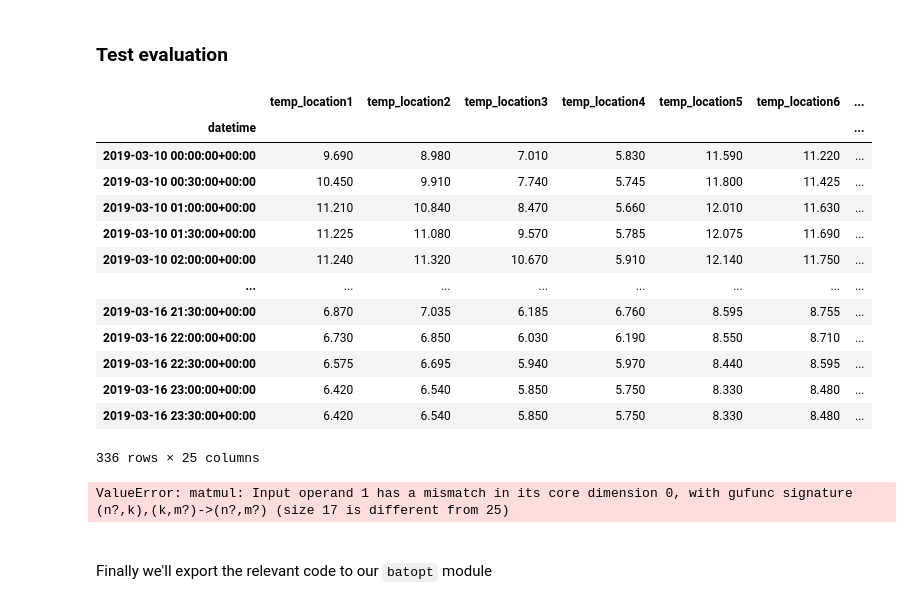
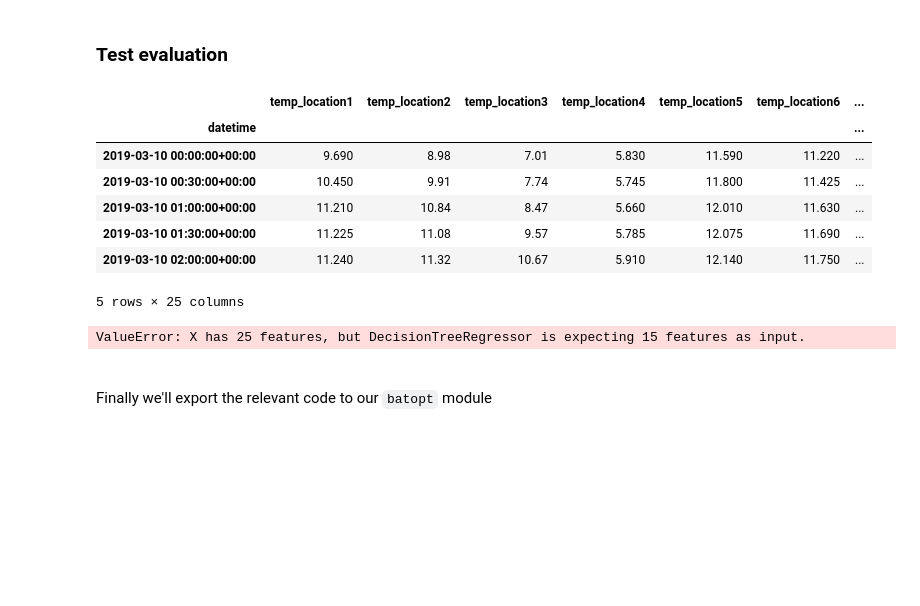
Before and after one commit to AyrtonB/WPD-DS-Challenge, a Jupyter notebook: nbs/03-charging.ipynb, the cells around one changed output. Saved outputs shown, nothing was run; the diff lists cells and outputs as text; code cells hidden in the pictures; blank space fills up the shorter version.

```diff
--- a/nbs/03-charging.ipynb
+++ b/nbs/03-charging.ipynb
@@ -793,7 +795,7 @@ plt.show()
 ### Test evaluation
 # %%
 #exports
-def prepare_latest_test_feature_data(raw_data_dir, intermediate_data_dir, latest_submission_template_name=None):
+def prepare_test_feature_data(raw_data_dir, intermediate_data_dir, index=None):
     # Loading input data
     df_features = (clean
                    .combine_training_datasets(intermediate_data_dir)
@@ -801,28 +803,27 @@ def prepare_latest_test_feature_data(raw_data_dir, intermediate_data_dir, latest
                    .pipe(construct_df_charge_features)
                   )
 
-    df_submission_template = discharge.load_latest_submission_template(raw_data_dir, latest_submission_template_name=latest_submission_template_name)
+    # Loading default index (latest submission)
+    if index is None:
+        index = discharge.load_latest_submission_template(raw_data_dir).index
 
     # Filtering feature data on submission datetimes
-    df_features = df_features.loc[df_submission_template.index]
+    df_features = df_features.loc[index]
 
     return df_features
-# %%
-prepare_latest_test_feature_data(raw_data_dir, intermediate_data_dir)
-# %% [output]
-|  | temp_location1 | temp_location2 | temp_location3 | temp_location4 | temp_location5 | temp_location6 | ... |
-| datetime |  |  |  |  |  |  | ... |
-| 2019-03-10 00:00:00+00:00 | 9.690 | 8.980 | 7.010 | 5.830 | 11.590 | 11.220 | ... |
-| 2019-03-10 00:30:00+00:00 | 10.450 | 9.910 | 7.740 | 5.745 | 11.800 | 11.425 | ... |
-| 2019-03-10 01:00:00+00:00 | 11.210 | 10.840 | 8.470 | 5.660 | 12.010 | 11.630 | ... |
-| 2019-03-10 01:30:00+00:00 | 11.225 | 11.080 | 9.570 | 5.785 | 12.075 | 11.690 | ... |
-| 2019-03-10 02:00:00+00:00 | 11.240 | 11.320 | 10.670 | 5.910 | 12.140 | 11.750 | ... |
-| ... | ... | ... | ... | ... | ... | ... | ... |
-| 2019-03-16 21:30:00+00:00 | 6.870 | 7.035 | 6.185 | 6.760 | 8.595 | 8.755 | ... |
-| 2019-03-16 22:00:00+00:00 | 6.730 | 6.850 | 6.030 | 6.190 | 8.550 | 8.710 | ... |
-| 2019-03-16 22:30:00+00:00 | 6.575 | 6.695 | 5.940 | 5.970 | 8.440 | 8.595 | ... |
-| 2019-03-16 23:00:00+00:00 | 6.420 | 6.540 | 5.850 | 5.750 | 8.330 | 8.480 | ... |
-| 2019-03-16 23:30:00+00:00 | 6.420 | 6.540 | 5.850 | 5.750 | 8.330 | 8.480 | ... |
-336 rows × 25 columns
+# %%
+df_submission_template = discharge.load_latest_submission_template(raw_data_dir)
+df_features = prepare_test_feature_data(raw_data_dir, intermediate_data_dir, df_submission_template.index)
+
+df_features.head()
+# %% [output]
+|  | temp_location1 | temp_location2 | temp_location3 | temp_location4 | temp_location5 | temp_location6 | ... |
+| datetime |  |  |  |  |  |  | ... |
+| 2019-03-10 00:00:00+00:00 | 9.690 | 8.98 | 7.01 | 5.830 | 11.590 | 11.220 | ... |
+| 2019-03-10 00:30:00+00:00 | 10.450 | 9.91 | 7.74 | 5.745 | 11.800 | 11.425 | ... |
+| 2019-03-10 01:00:00+00:00 | 11.210 | 10.84 | 8.47 | 5.660 | 12.010 | 11.630 | ... |
+| 2019-03-10 01:30:00+00:00 | 11.225 | 11.08 | 9.57 | 5.785 | 12.075 | 11.690 | ... |
+| 2019-03-10 02:00:00+00:00 | 11.240 | 11.32 | 10.67 | 5.910 | 12.140 | 11.750 | ... |
+5 rows × 25 columns
 # %%
 #exports
@@ -842,12 +843,12 @@ def optimise_latest_test_charge_profile(raw_data_dir, intermediate_data_dir, cha
 
     return s_charge_profile
 # %%
-s_charge_profile = optimise_latest_test_charge_profile(raw_data_dir, intermediate_data_dir, charge_opt_model_fp)
+s_charge_profile = optimise_test_charge_profile(raw_data_dir, intermediate_data_dir, charge_opt_model_fp)
 print(f"Charge is valid: {charge_is_valid(s_charge_profile)}")
 
 s_charge_profile.plot()
 # %% [output]
-ValueError: matmul: Input operand 1 has a mismatch in its core dimension 0, with gufunc signature (n?,k),(k,m?)->(n?,m?) (size 17 is different from 25)
+ValueError: X has 25 features, but DecisionTreeRegressor is expecting 15 features as input.
 # %% [markdown]
 <br>
 
```
Also changed, not shown: parts of 18 cells of this notebook, 8 other files.
